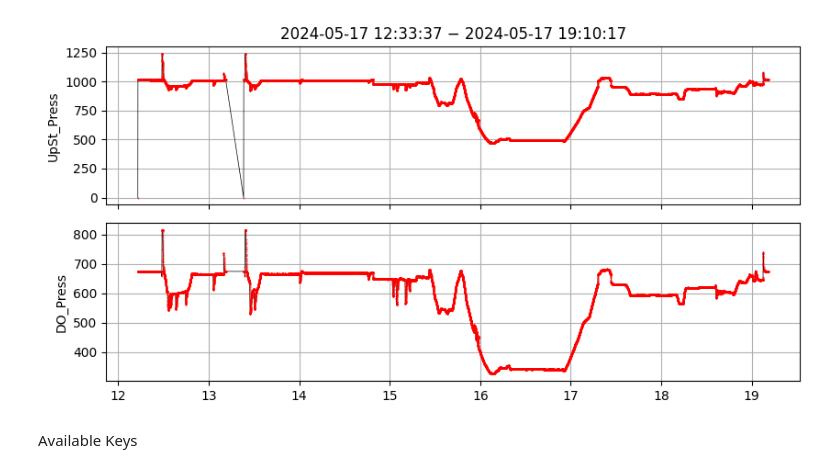
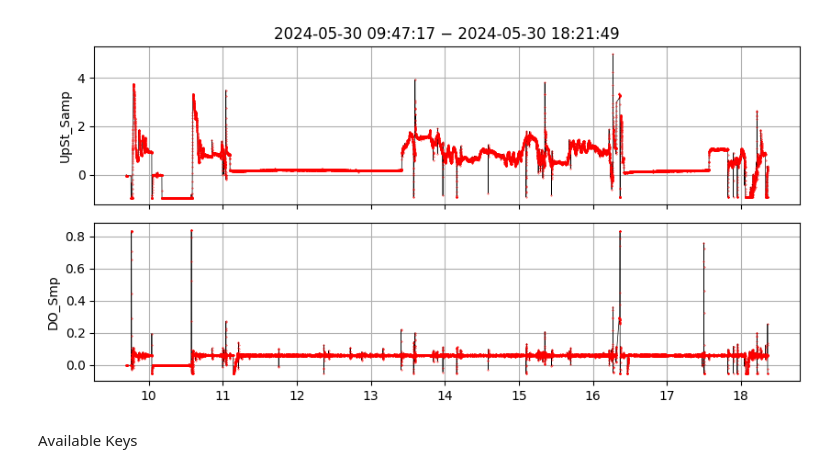
Before and after one commit to csoloff/dash, a Jupyter notebook: quick_looks.ipynb, the cells around one changed output. Cells and saved outputs as stored; diff of their text form; code cells hidden in the pictures.

```diff
--- a/quick_looks.ipynb
+++ b/quick_looks.ipynb
@@ -75,7 +75,7 @@ def add_bin_sum(d, apnd):
 # %%
 def resamp(d):
     d = d.copy()
-    d= d.resample('10s', on='dt').sum(numeric_only=True)
+    d= d.resample('1s', on='dt').sum(numeric_only=True)
     return d.reset_index()
 # %%
 def read_all(subfolder):
@@ -125,12 +125,12 @@ def var_plot(dopc, hopc, sems, dash, param, vars, app):
 # %%
 def run_all(path, variables):
     dopc, hopc, sems, dash, param = read_all(path)
-    var_plot(dopc, hopc, sems, dash, param, variables, '2024_05_17')
+    var_plot(dopc, hopc, sems, dash, param, variables, '2024_05_30')
 # %%
 # enter the root path for all data, and list of variable names you would like to plot
-run_all('./data/DASH-test_fight-2024_05_17/', ['UpSt_Press', 'DO_Press'])#, 'UpSt_Samp', 'DO_Smp', 'RH_Targ'])
+run_all('./data/DASH-flight-2024_05_30/', ['UpSt_Samp', 'DO_Smp'])#, 'UpSt_Samp', 'DO_Smp', 'RH_Targ'])
 # %% [output]
-[figure, old version]
+[figure, new version]
 # %% [markdown]
 Available Keys
 # %%
```
Also changed, not shown: 3 other files.
